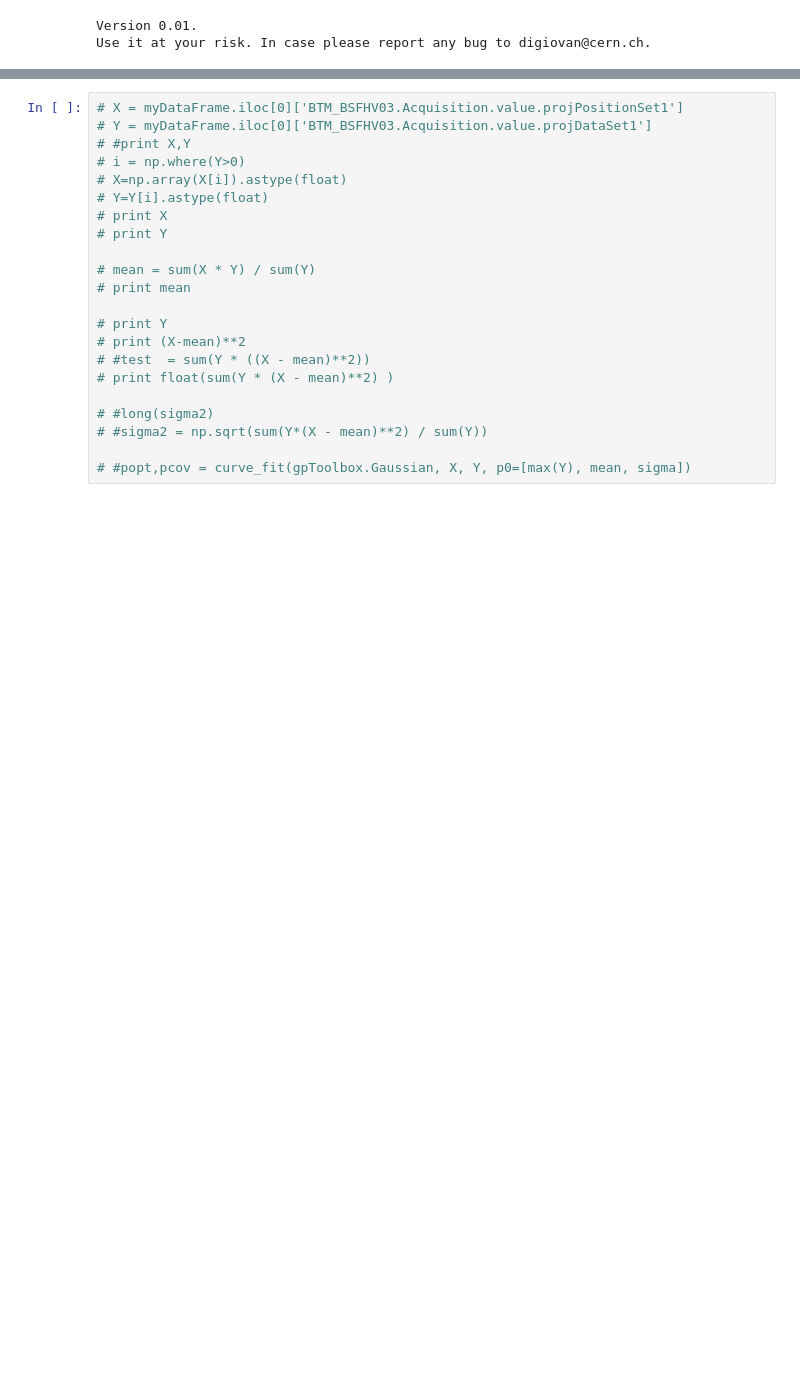
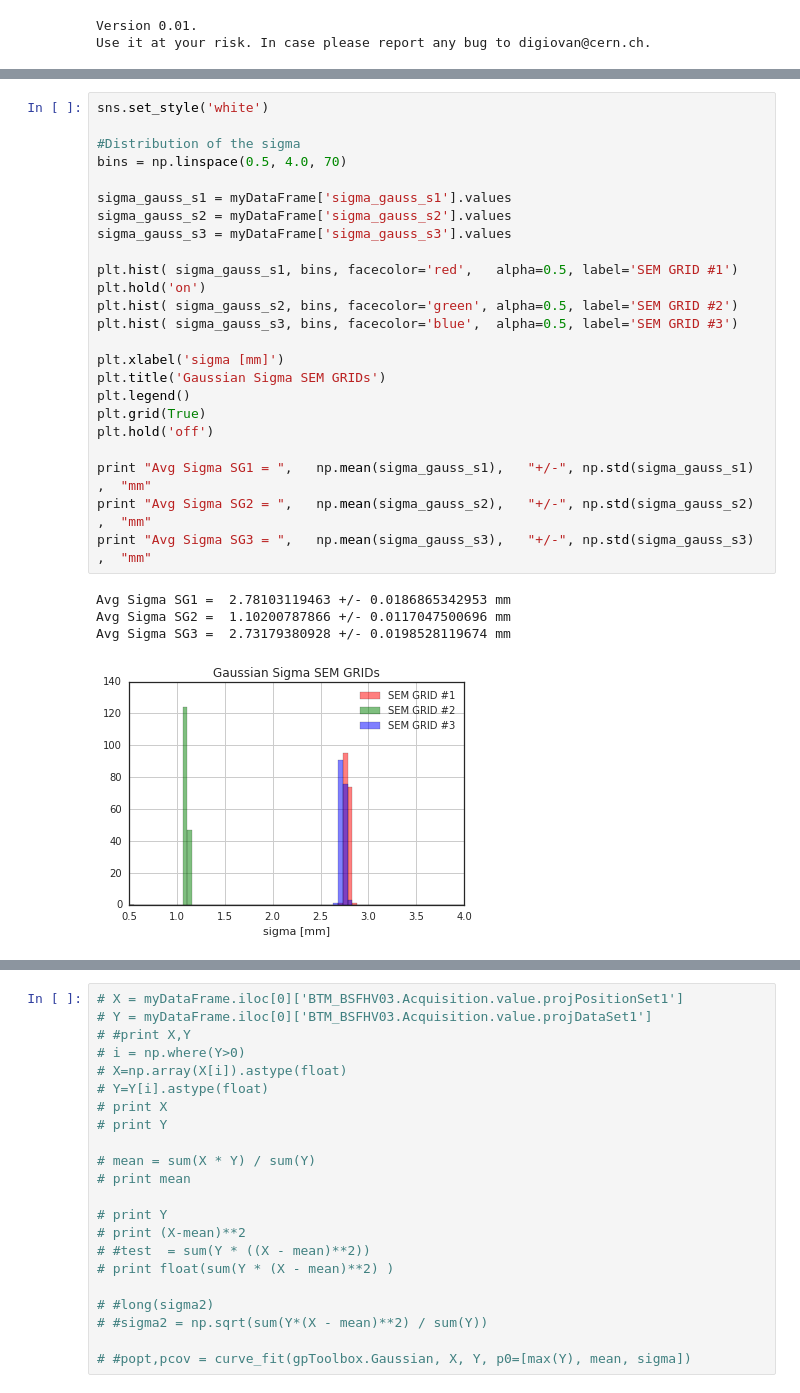
Before and after one commit to digiovan/MD_ANALYSIS, a Jupyter notebook: 2016/MD74/ExtractEmittancePSBSemGrids.ipynb, the cells around one changed output, grey strips where cells are left out. Cells and saved outputs as stored; diff of their text form; blank space fills up the shorter version.

```diff
--- a/2016/MD74/ExtractEmittancePSBSemGrids.ipynb
+++ b/2016/MD74/ExtractEmittancePSBSemGrids.ipynb
@@ -309 +354,30 @@ myDataFrame['emittanceSG'] = myDataFrame.apply( simpleMethod , axis=1)
+# %%
+sns.set_style('white')
+
+#Distribution of the sigma
+bins = np.linspace(0.5, 4.0, 70)
+
+sigma_gauss_s1 = myDataFrame['sigma_gauss_s1'].values
+sigma_gauss_s2 = myDataFrame['sigma_gauss_s2'].values
+sigma_gauss_s3 = myDataFrame['sigma_gauss_s3'].values
+
+plt.hist( sigma_gauss_s1, bins, facecolor='red',   alpha=0.5, label='SEM GRID #1')
+plt.hold('on')
+plt.hist( sigma_gauss_s2, bins, facecolor='green', alpha=0.5, label='SEM GRID #2')
+plt.hist( sigma_gauss_s3, bins, facecolor='blue',  alpha=0.5, label='SEM GRID #3')
+
+plt.xlabel('sigma [mm]')
+plt.title('Gaussian Sigma SEM GRIDs')
+plt.legend()
+plt.grid(True)
+plt.hold('off')
+
+print "Avg Sigma SG1 = ",   np.mean(sigma_gauss_s1),   "+/-", np.std(sigma_gauss_s1) ,  "mm"
+print "Avg Sigma SG2 = ",   np.mean(sigma_gauss_s2),   "+/-", np.std(sigma_gauss_s2) ,  "mm"
+print "Avg Sigma SG3 = ",   np.mean(sigma_gauss_s3),   "+/-", np.std(sigma_gauss_s3) ,  "mm"
+# %% [output]
+Avg Sigma SG1 =  2.78103119463 +/- 0.0186865342953 mm
+Avg Sigma SG2 =  1.10200787866 +/- 0.0117047500696 mm
+Avg Sigma SG3 =  2.73179380928 +/- 0.0198528119674 mm
+[figure, added]
 # %%
```
Also changed, not shown: parts of 27 cells of this notebook, 1 other file.
